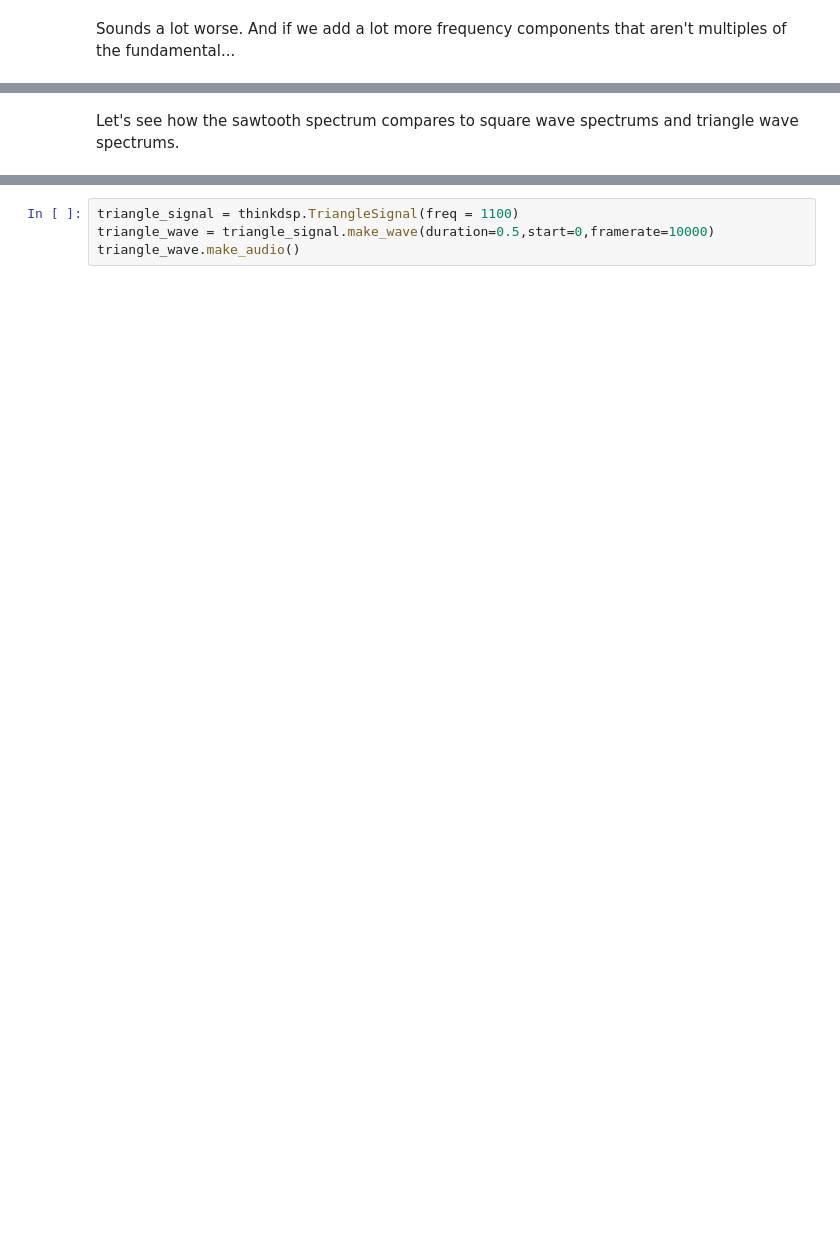
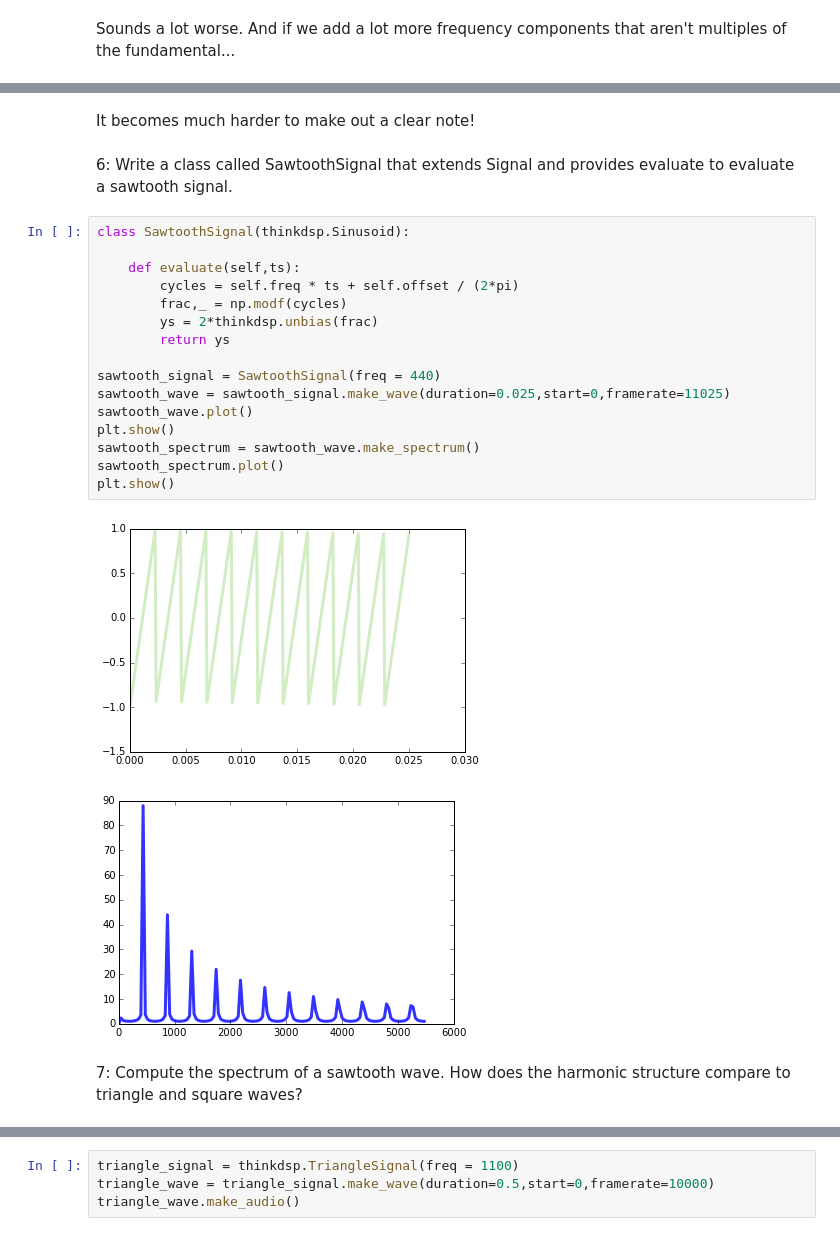
Before and after one commit to dennis-chen/ThinkDSP, a Jupyter notebook: code/ps01.ipynb, the cells around one changed output, grey strips where cells are left out. Saved outputs shown, nothing was run; the diff lists cells and outputs as text; blank space fills up the shorter version.

```diff
--- a/code/ps01.ipynb
+++ b/code/ps01.ipynb
@@ -199,5 +116,28 @@ Warning: Brewer ran out of colors.
-# %% [markdown]
-Let's see how the sawtooth spectrum compares to square wave spectrums and triangle wave spectrums.
+# %% [markdown]
+It becomes much harder to make out a clear note!
+# %% [markdown]
+6: Write a class called SawtoothSignal that extends Signal and provides evaluate to evaluate a sawtooth signal.
+# %%
+class SawtoothSignal(thinkdsp.Sinusoid):
+
+    def evaluate(self,ts):
+        cycles = self.freq * ts + self.offset / (2*pi)
+        frac,_ = np.modf(cycles)
+        ys = 2*thinkdsp.unbias(frac)
+        return ys
+
+sawtooth_signal = SawtoothSignal(freq = 440)
+sawtooth_wave = sawtooth_signal.make_wave(duration=0.025,start=0,framerate=11025)
+sawtooth_wave.plot()
+plt.show()
+sawtooth_spectrum = sawtooth_wave.make_spectrum()
+sawtooth_spectrum.plot()
+plt.show()
+# %% [output]
+[figure, added]
+[figure, added]
+# %% [markdown]
+7: Compute the spectrum of a sawtooth wave. How does the harmonic structure compare to triangle and square waves?
 # %%
 triangle_signal = thinkdsp.TriangleSignal(freq = 440)
 triangle_wave = triangle_signal.make_wave(duration=0.025,start=0,framerate=11025)
```
Also changed, not shown: parts of 38 cells of this notebook, 1 other file.
